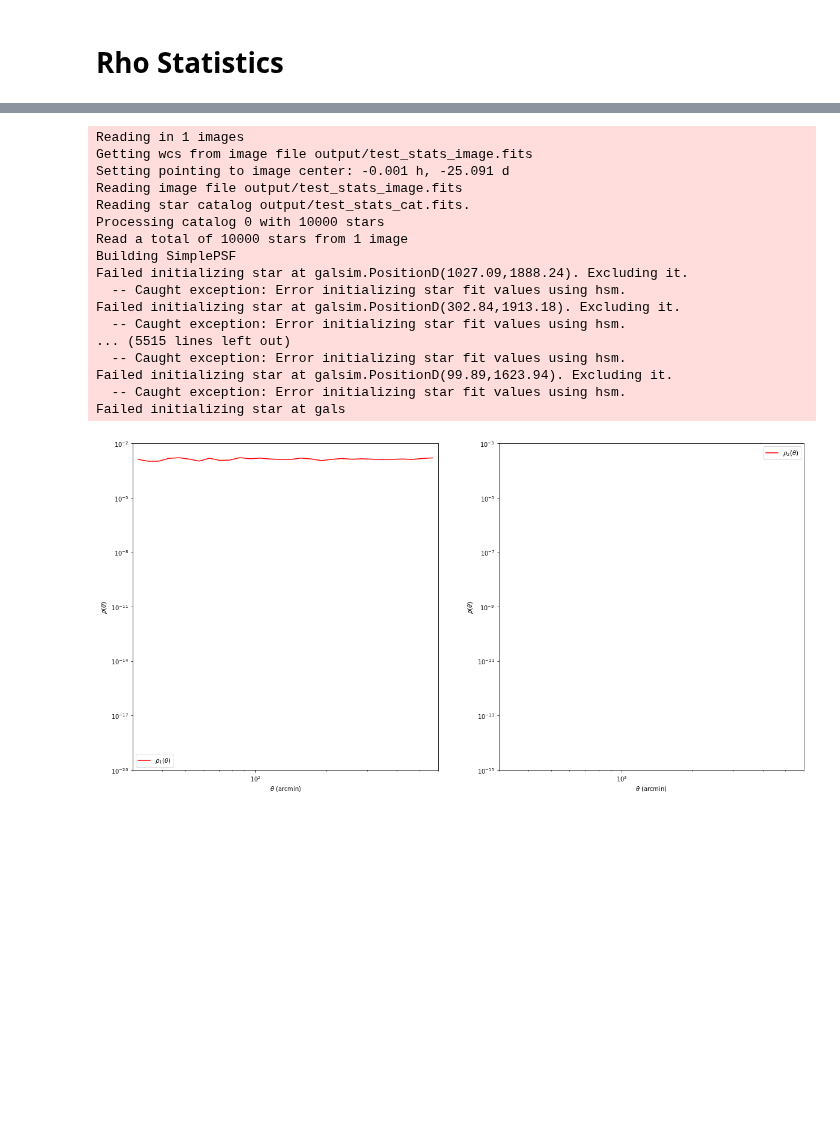
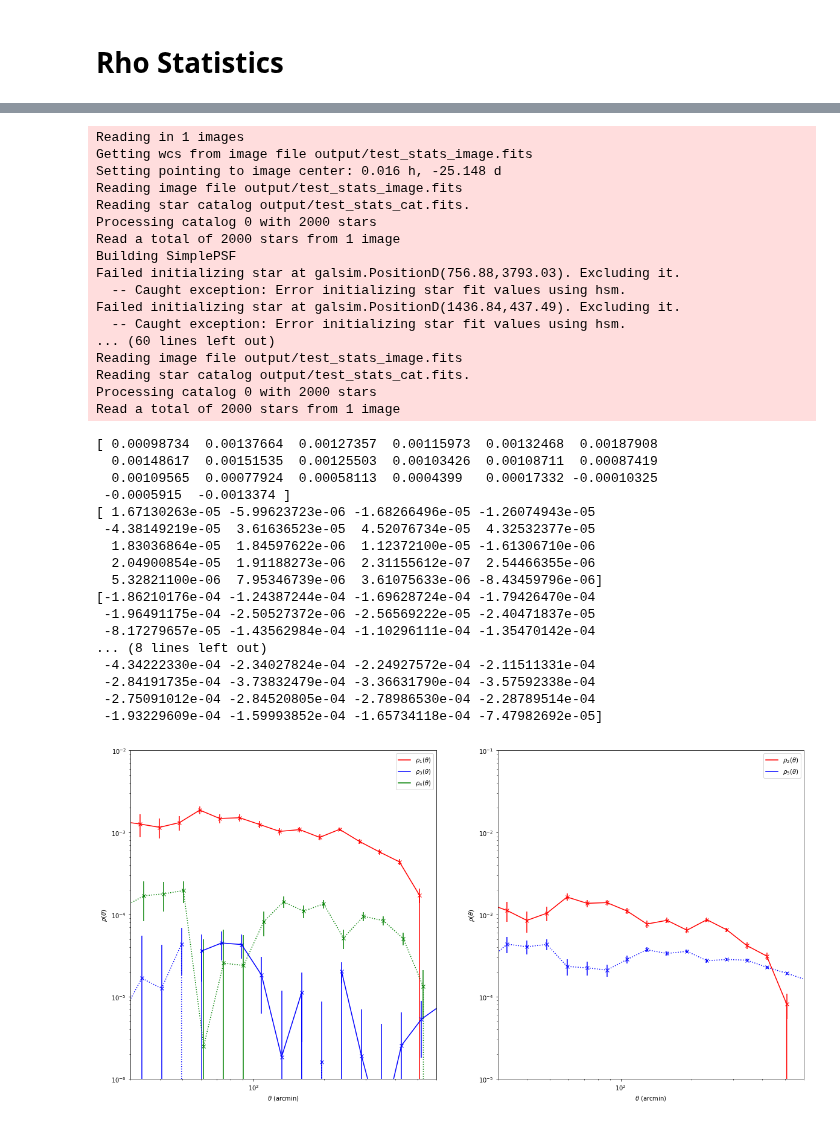
Before and after one commit to CosmoStat/Shear-and-PSF-Reading-Group, a Jupyter notebook: shearbook/psf/rho-statistics.ipynb, the cells around one changed output, grey strips where cells are left out. Drawn from its saved outputs; the diff is of its cells as text; code cells hidden in the pictures; blank space fills up the shorter version.

```diff
--- a/shearbook/psf/rho-statistics.ipynb
+++ b/shearbook/psf/rho-statistics.ipynb
@@ -90,14 +158,10 @@ config = {
 }
 piff.piffify(config, logger)
 
-# repeat with plotify function
-os.remove(rho_file)
-piff.plotify(config, logger)
-
 # Test rho statistics directly.
-min_sep = 30
-max_sep = 600
-bin_size = 0.1
+min_sep = 20
+max_sep = 1000
+bin_size = 0.2
 psf = piff.read(psf_file)
 orig_stars, wcs, pointing = piff.Input.process(config['input'], logger)
 stats = piff.RhoStats(min_sep=min_sep, max_sep=max_sep, bin_size=bin_size, sep_units="arcsec")
@@ -107,55 +171,73 @@ rhos = [stats.rho1, stats.rho2, stats.rho3, stats.rho4, stats.rho5]
 # %% [output]
 Reading in 1 images
 Getting wcs from image file output/test_stats_image.fits
-Setting pointing to image center: -0.001 h, -25.091 d
+Setting pointing to image center: 0.016 h, -25.148 d
 Reading image file output/test_stats_image.fits
 Reading star catalog output/test_stats_cat.fits.
-Processing catalog 0 with 10000 stars
-Read a total of 10000 stars from 1 image
+Processing catalog 0 with 2000 stars
+Read a total of 2000 stars from 1 image
 Building SimplePSF
-Failed initializing star at galsim.PositionD(1027.09,1888.24). Excluding it.
+Failed initializing star at galsim.PositionD(756.88,3793.03). Excluding it.
   -- Caught exception: Error initializing star fit values using hsm.
-Failed initializing star at galsim.PositionD(302.84,1913.18). Excluding it.
+Failed initializing star at galsim.PositionD(1436.84,437.49). Excluding it.
   -- Caught exception: Error initializing star fit values using hsm.
-... (5515 lines left out)
-  -- Caught exception: Error initializing star fit values using hsm.
-Failed initializing star at galsim.PositionD(99.89,1623.94). Excluding it.
-  -- Caught exception: Error initializing star fit values using hsm.
-Failed initializing star at gals
+... (60 lines left out)
+Reading image file output/test_stats_image.fits
+Reading star catalog output/test_stats_cat.fits.
+Processing catalog 0 with 2000 stars
+Read a total of 2000 stars from 1 image
 # %%
 def plot_single(ax, rho, color, marker, offset=0., num=1):
         # Add a single rho stat to the plot.
         meanr = rho.meanr * (1. + rho.bin_size * offset)
         xip = rho.xip
         sig = np.sqrt(rho.varxip)
+        print(xip)
         ax.plot(meanr, xip, color=color,label=r'$\rho_{}(\theta)$'.format(num))
         ax.plot(meanr, -xip, color=color, ls=':')
-        #ax.errorbar(meanr[xip>0], xip[xip>0], yerr=sig[xip>0], color=color, ls='', marker=marker)
-        #ax.errorbar(meanr[xip<0], -xip[xip<0], yerr=sig[xip<0], color=color, ls='', marker=marker,
-        #            fillstyle='none', mfc='white')
+        ax.errorbar(meanr[xip>0], xip[xip>0], yerr=sig[xip>0], color=color, ls='', marker=marker)
+        ax.errorbar(meanr[xip<0], -xip[xip<0], yerr=sig[xip<0], color=color, ls='', marker=marker,
+                    fillstyle='none', mfc='white')
         #return ax.errorbar(-meanr, xip, yerr=sig, color=color, marker=marker)
 
 fig, (ax1,ax2) = plt.subplots(1,2,figsize=(20,10))
 ax1.set_xlabel(r'$\theta$ (arcmin)')
 ax1.set_ylabel(r'$\rho(\theta)$')
 ax1.set_xlim(30,600)
 ax1.set_xscale('log')
 ax1.set_yscale('log', nonposy='clip')
-ax1.set_ylim(1.e-20, 1.e-2)
+ax1.set_ylim(1.e-6, 1.e-2)
 ax2.set_xlabel(r'$\theta$ (arcmin)')
 ax2.set_ylabel(r'$\rho(\theta)$')
 ax2.set_xlim(30,600)
 ax2.set_xscale('log')
 ax2.set_yscale('log', nonposy='clip')
-ax2.set_ylim(1.e-15, 1.e-3)
+ax2.set_ylim(1.e-5, 1.e-1)
 plot_single(ax1,rhos[0],"red","x",num=1)
-#plot_single(ax1,rhos[2],"blue","x",0.1,num=3)
-#plot_single(ax1,rhos[3],"green","x",0.2,num=4)
+plot_single(ax1,rhos[2],"blue","x",0.1,num=3)
+plot_single(ax1,rhos[3],"green","x",0.2,num=4)
 plot_single(ax2,rhos[1],"red","x",num=2)
-#plot_single(ax2,rhos[4],"blue","x",num=5)
+plot_single(ax2,rhos[4],"blue","x",num=5)
 ax1.legend()
 ax2.legend()
 plt.show()
 # %% [output]
+[ 0.00098734  0.00137664  0.00127357  0.00115973  0.00132468  0.00187908
+  0.00148617  0.00151535  0.00125503  0.00103426  0.00108711  0.00087419
+  0.00109565  0.00077924  0.00058113  0.0004399   0.00017332 -0.00010325
+ -0.0005915  -0.0013374 ]
+[ 1.67130263e-05 -5.99623723e-06 -1.68266496e-05 -1.26074943e-05
+ -4.38149219e-05  3.61636523e-05  4.52076734e-05  4.32532377e-05
+  1.83036864e-05  1.84597622e-06  1.12372100e-05 -1.61306710e-06
+  2.04900854e-05  1.91188273e-06  2.31155612e-07  2.54466355e-06
+  5.32821100e-06  7.95346739e-06  3.61075633e-06 -8.43459796e-06]
+[-1.86210176e-04 -1.24387244e-04 -1.69628724e-04 -1.79426470e-04
+ -1.96491175e-04 -2.50527372e-06 -2.56569222e-05 -2.40471837e-05
+ -8.17279657e-05 -1.43562984e-04 -1.10296111e-04 -1.35470142e-04
+... (8 lines left out)
+ -4.34222330e-04 -2.34027824e-04 -2.24927572e-04 -2.11511331e-04
+ -2.84191735e-04 -3.73832479e-04 -3.36631790e-04 -3.57592338e-04
+ -2.75091012e-04 -2.84520805e-04 -2.78986530e-04 -2.28789514e-04
+ -1.93229609e-04 -1.59993852e-04 -1.65734118e-04 -7.47982692e-05]
-[figure, old version]
+[figure, new version]
 # %%
```
Also changed, not shown: parts of 6 cells of this notebook, 1 other file.
